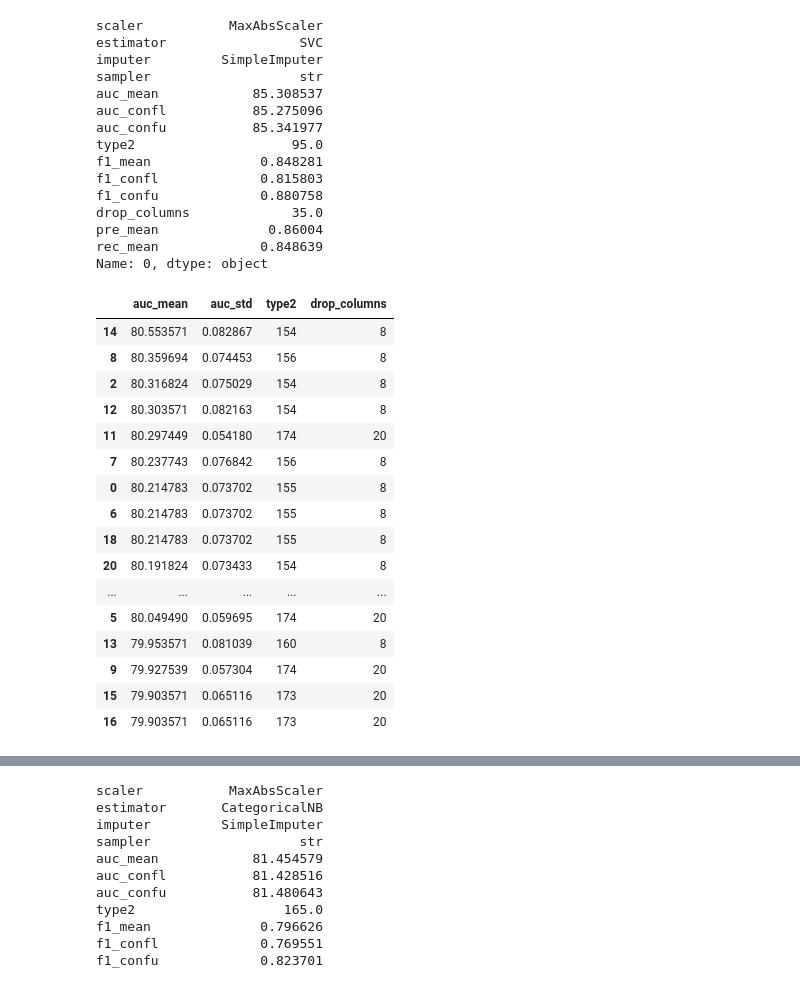
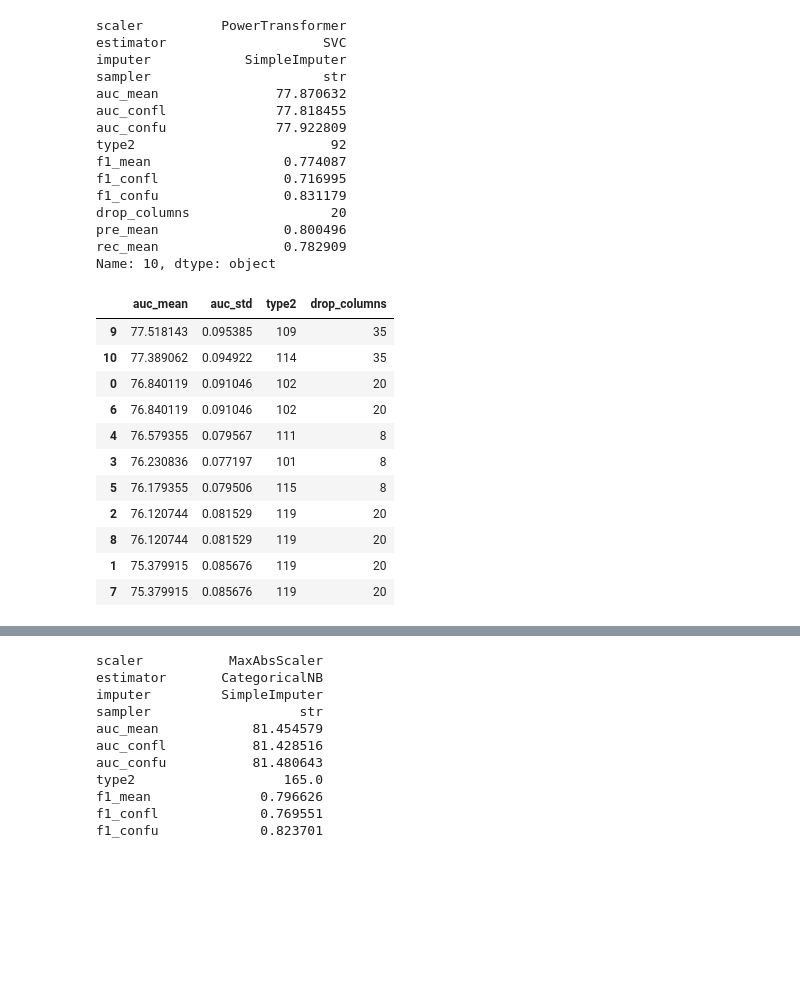
Before and after one commit to FinnHuelsbusch/UniMannheim-DataMining, a Jupyter notebook: Analysis_Dieing.ipynb, the cells around one changed output, grey strips where cells are left out. Saved outputs shown, nothing was run; the diff lists cells and outputs as text; code cells hidden in the pictures; blank space fills up the shorter version.

```diff
--- a/Analysis_Dieing.ipynb
+++ b/Analysis_Dieing.ipynb
@@ -82,7 +80,7 @@ f1_confu
 Name: 8, dtype: object
 # %%
 # loading KNeighbors
-with open("output/output KNN.json", 'r') as f:
+with open("outputs/output KNN.json", 'r') as f:
   data_KNeighbors = json.load(f)
 
 df_KNeighbors = pd.json_normalize(data_KNeighbors, record_path =['measurements'])
@@ -140,6 +138,6 @@ Name: 20, dtype: object
 # %%
 # loading Random Forest Classifier
-with open("output/output RandomForest.json", 'r') as f:
+with open("outputs/output RandomForestClassifier.json", 'r') as f:
   data_Forest = json.load(f)
 
 df_Forest = pd.json_normalize(data_Forest, record_path =['measurements'])
@@ -197,6 +191,6 @@ Name: 9, dtype: object
 # %%
 # loading Decision Tree Classifier
-with open("output/output DecisionTree.json", 'r') as f:
+with open("outputs/output DecisionTrees.json", 'r') as f:
   data_Tree = json.load(f)
 
 df_Tree = pd.json_normalize(data_Tree, record_path =['measurements'])
@@ -213,5 +207,5 @@ df_Tree["f1_confl"] = df_Tree["f1_mean"]- 1.96 * (df_Tree["f1_std"] / np.sqrt(10
 df_Tree["f1_confu"] = df_Tree["f1_mean"]+ 1.96 * (df_Tree["f1_std"] / np.sqrt(10))
 df_Tree.head()
 df_Tree = df_Tree.sort_values(by = ["auc_mean", "auc_std", "type2", "drop_columns"], ascending = False)
-df_Tree[["auc_mean", "auc_std", "type2", "drop_columns"]].head(20)
+df_Tree[["auc_mean", "auc_std", "type2", "drop_columns", 'scaler']].head(20)
 # %% [output]
@@ -257,6 +253,6 @@ Tree.to_excel(r'DTree.xlsx', index=False)
 # %%
 # loading SVC
-with open("output/output SVC.json", 'r') as f:
+with open("outputs/output SVC.json", 'r') as f:
   data_SVC = json.load(f)
 
 df_SVC = pd.json_normalize(data_SVC, record_path =['measurements'])
@@ -295,58 +288,53 @@ df_SVC[["auc_mean", "auc_std", "type2", "drop_columns"]].head(20)
 # %%
-SVC = df_SVC.loc[0]
+SVC = df_SVC.loc[10]
 SVC[["scaler", "estimator", "imputer", "sampler", "auc_mean", "auc_confl", "auc_confu", "type2", "f1_mean", "f1_confl", "f1_confu", "drop_columns", "pre_mean", "rec_mean"]]
 # %% [output]
-scaler           MaxAbsScaler
-estimator                 SVC
-imputer         SimpleImputer
-sampler                   str
-auc_mean            85.308537
-auc_confl           85.275096
-auc_confu           85.341977
-type2                    95.0
-f1_mean              0.848281
-f1_confl             0.815803
-f1_confu             0.880758
-drop_columns             35.0
-pre_mean              0.86004
-rec_mean             0.848639
-Name: 0, dtype: object
+scaler          PowerTransformer
+estimator                    SVC
+imputer            SimpleImputer
+sampler                      str
+auc_mean               77.870632
+auc_confl              77.818455
+auc_confu              77.922809
+type2                         92
+f1_mean                 0.774087
+f1_confl                0.716995
+f1_confu                0.831179
+drop_columns                  20
+pre_mean                0.800496
+rec_mean                0.782909
+Name: 10, dtype: object
 # %%
 # loading naïve bayes (bernoulli)
-with open("output/output BernoulliNB.json", 'r') as f:
+with open("outputs/output BernoulliNB.json", 'r') as f:
   data_bernoulli = json.load(f)
 
 df_bernoulli = pd.json_normalize(data_bernoulli, record_path =['measurements'])
 df_bernoulli["drop_columns"] = df_bernoulli["best_params.drop_columns__minimum_percentage_to_be_dropped"]
 df_bernoulli["auc_std"] = df_bernoulli.apply(lambda row: np.std(row["auc"]), axis =1)
 df_bernoulli["pre_mean"] = df_bernoulli.apply(lambda row: np.mean(row["classification_report.weighted avg.precision"]), axis =1)
 df_bernoulli["rec_mean"] = df_bernoulli.apply(lambda row: np.mean(row["classification_report.weighted avg.recall"]), axis =1)
 df_bernoulli["f1_std"] = df_bernoulli.apply(lambda row: np.std(row["classification_report.weighted avg.f1-score"]), axis =1)
 df_bernoulli["f1_mean"] = df_bernoulli.apply(lambda row: np.mean(row["classification_report.weighted avg.f1-score"]), axis =1)
 df_bernoulli["type2"] = df_bernoulli.apply(lambda row: np.sum(row["confusion_matrix.(1, 0)"]), axis =1)
 df_bernoulli["auc_confl"] = df_bernoulli["auc_mean"]- 1.96 * (df_bernoulli["auc_std"] / np.sqrt(10))
 df_bernoulli["auc_confu"] = df_bernoulli["auc_mean"]+ 1.96 * (df_bernoulli["auc_std"] / np.sqrt(10))
 df_bernoulli["f1_confl"] = df_bernoulli["f1_mean"]- 1.96 * (df_bernoulli["f1_std"] / np.sqrt(10))
 df_bernoulli["f1_confu"] = df_bernoulli["f1_mean"]+ 1.96 * (df_bernoulli["f1_std"] / np.sqrt(10))
 df_bernoulli.head()
 df_bernoulli = df_bernoulli.sort_values(by = ["auc_mean", "auc_std", "type2", "drop_columns"], ascending = False)
 df_bernoulli[["auc_mean", "auc_std", "type2", "drop_columns"]].head(20)
 # %% [output]
 |  | auc_mean | auc_std | type2 | drop_columns |
-| 14 | 80.553571 | 0.082867 | 154 | 8 |
-| 8 | 80.359694 | 0.074453 | 156 | 8 |
-| 2 | 80.316824 | 0.075029 | 154 | 8 |
-| 12 | 80.303571 | 0.082163 | 154 | 8 |
-| 11 | 80.297449 | 0.054180 | 174 | 20 |
-| 7 | 80.237743 | 0.076842 | 156 | 8 |
-| 0 | 80.214783 | 0.073702 | 155 | 8 |
-| 6 | 80.214783 | 0.073702 | 155 | 8 |
-| 18 | 80.214783 | 0.073702 | 155 | 8 |
-| 20 | 80.191824 | 0.073433 | 154 | 8 |
-| ... | ... | ... | ... | ... |
-| 5 | 80.049490 | 0.059695 | 174 | 20 |
-| 13 | 79.953571 | 0.081039 | 160 | 8 |
-| 9 | 79.927539 | 0.057304 | 174 | 20 |
-| 15 | 79.903571 | 0.065116 | 173 | 20 |
-| 16 | 79.903571 | 0.065116 | 173 | 20 |
+| 9 | 77.518143 | 0.095385 | 109 | 35 |
+| 10 | 77.389062 | 0.094922 | 114 | 35 |
+| 0 | 76.840119 | 0.091046 | 102 | 20 |
+| 6 | 76.840119 | 0.091046 | 102 | 20 |
+| 4 | 76.579355 | 0.079567 | 111 | 8 |
+| 3 | 76.230836 | 0.077197 | 101 | 8 |
+| 5 | 76.179355 | 0.079506 | 115 | 8 |
+| 2 | 76.120744 | 0.081529 | 119 | 20 |
+| 8 | 76.120744 | 0.081529 | 119 | 20 |
+| 1 | 75.379915 | 0.085676 | 119 | 20 |
+| 7 | 75.379915 | 0.085676 | 119 | 20 |
 # %%
```
Also changed, not shown: parts of 21 cells of this notebook.
